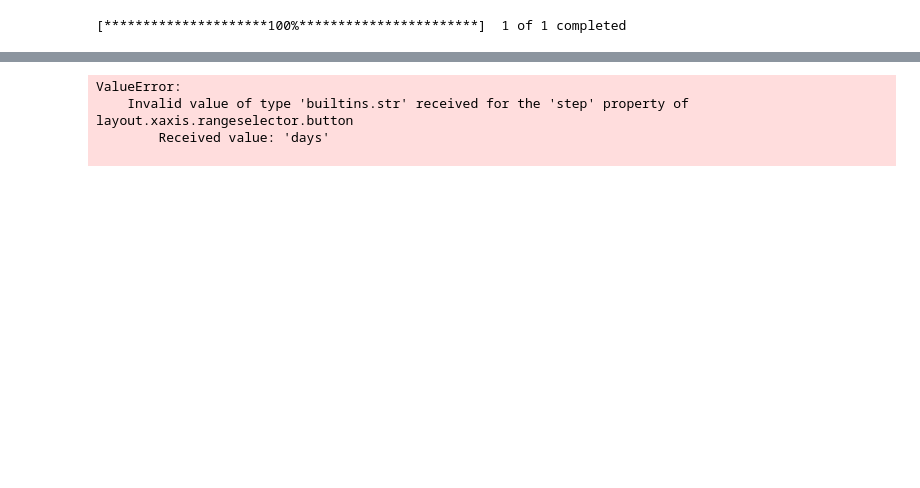
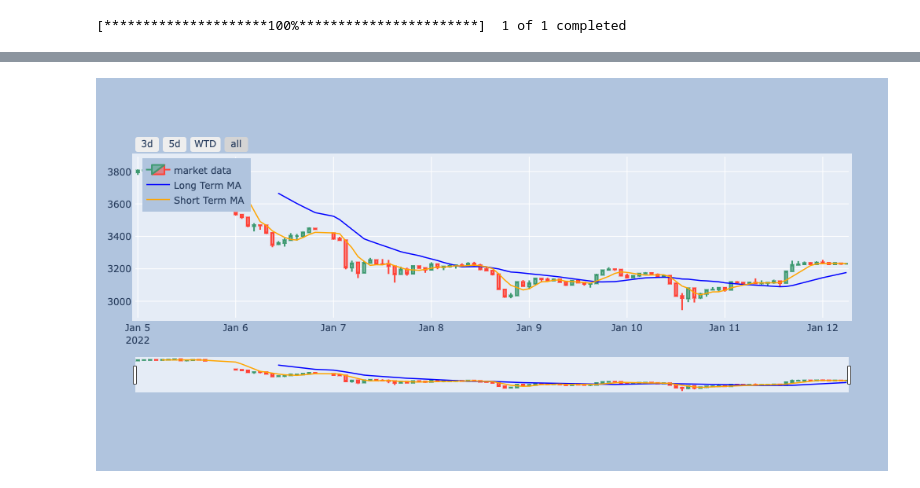
Before and after one commit to albertopuentes/small-side-projects, a Jupyter notebook: GoldenCross algo.ipynb, the cells around one changed output, grey strips where cells are left out. Cells and saved outputs as stored; diff of their text form; code cells hidden in the pictures; blank space fills up the shorter version.

```diff
--- a/GoldenCross algo.ipynb
+++ b/GoldenCross algo.ipynb
@@ -93,19 +94,14 @@ fig.update_layout(
 # %%
-fig.update_xaxes(
-    rangeslider_visible=True,
-    rangeselector=dict(
-        buttons=list([
-            dict(count=3, label="3d", step="days", stepmode="backward"),
-            dict(count=5, label="5d", step="days", stepmode="backward"),
-            dict(count=7, label="WTD", step="days", stepmode="todate"),
-            dict(step="all")
+fig.update_xaxes(rangeslider_visible=True,
+                 rangeselector=dict(buttons=list([
+                    dict(count=3, label="3d", step="day", stepmode="backward"),
+                    dict(count=5, label="5d", step="day", stepmode="backward"),
+                    dict(count=7, label="WTD", step="day", stepmode="todate"),
+                    dict(step="all")
         ])
     )
 )
 
 fig.show()
 # %% [output]
-ValueError:
-    Invalid value of type 'builtins.str' received for the 'step' property of layout.xaxis.rangeselector.button
-        Received value: 'days'
-
+[figure, added]
```
Also changed, not shown: parts of 3 cells of this notebook.
